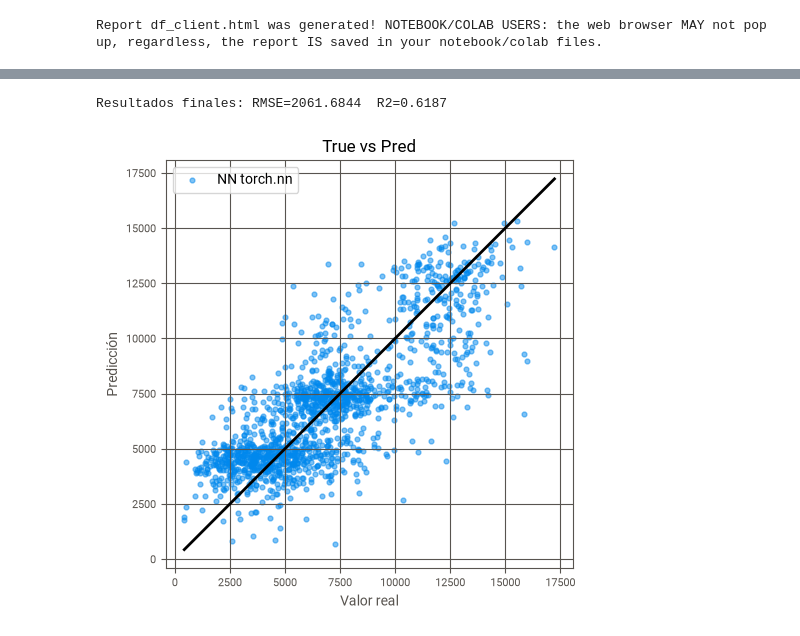
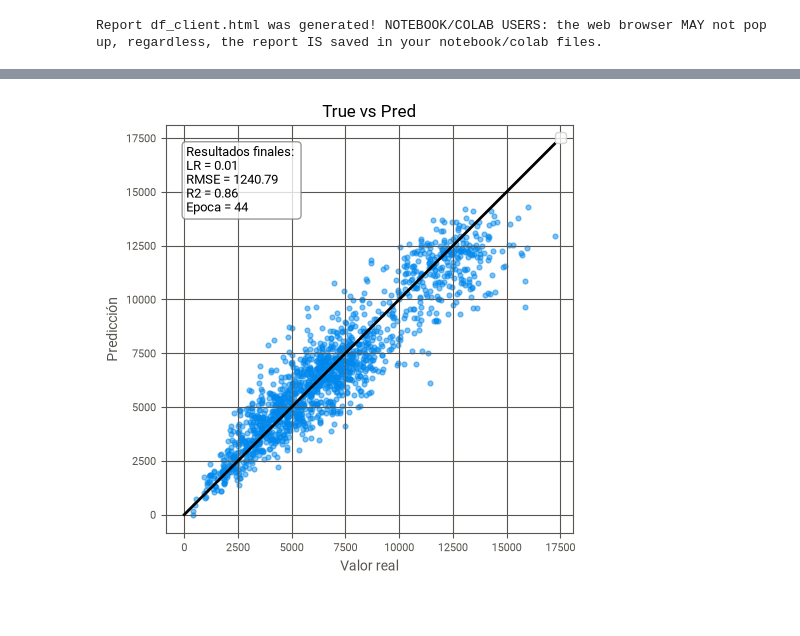
Before and after one commit to NachoXDX/aprendizaje_profundo, a Jupyter notebook: TPs/TP1 Consigna 2.ipynb, the cells around one changed output, grey strips where cells are left out. Saved outputs shown, nothing was run; the diff lists cells and outputs as text; code cells hidden in the pictures.

```diff
--- a/TPs/TP1 Consigna 2.ipynb
+++ b/TPs/TP1 Consigna 2.ipynb
@@ -286,36 +335,37 @@ Tras observar el comportamiento del modelo con los distintos valores, vemos como
 # %%
-# =======================
 # Evaluación final
-# =======================
-model = nn_val_results[0.5]['model']
+winner = 0.01
+model = nn_val_results[winner]['model']
+epoch = nn_val_results[winner]['best_epoch']
 model.eval()
 with torch.no_grad():
     yhat = model(X_test)
     mse = mse_loss(yhat, y_test).item()
     rmse = mse ** 0.5
     y_true_np = y_test.view(-1).cpu().numpy()
     y_pred_np = yhat.view(-1).cpu().numpy()
     r2 = r2_score(y_true_np, y_pred_np)
 
-print(f"Resultados finales: RMSE={rmse:.4f}  R2={r2:.4f}")
+
+# Gráfica True vs Pred
+plt.figure(figsize=(5,5))
+plt.scatter(y_true_np, y_pred_np, s=12, alpha=0.5)
+m = float(min(y_true_np.min(), y_pred_np.min()))
+M = float(max(y_true_np.max(), y_pred_np.max()))
+plt.plot([m, M], [m, M], linewidth=2, color="black")
+plt.xlabel("Valor real")
+plt.ylabel("Predicción")
+plt.title("True vs Pred")
+textstr = f"Resultados finales: \nLR = {winner}\nRMSE = {rmse:.2f}\nR2 = {r2:.2f}\nEpoca = {epoch}"
+props = dict(boxstyle='round', facecolor='white', alpha=0.8, edgecolor='gray')
+plt.gca().text(0.05, 0.95, textstr, transform=plt.gca().transAxes, fontsize=9.5,
+            verticalalignment='top', bbox=props)
+plt.legend()
+plt.grid(True)
+plt.tight_layout()
+plt.show()
 # %% [output]
-Resultados finales: RMSE=2061.6844  R2=0.6187
+[figure, added]
-# %%
-# Gráfica True vs Pred
-plt.figure(figsize=(5,5))
-plt.scatter(y_true_np, y_pred_np, s=12, alpha=0.5, label="NN torch.nn")
-m = float(min(y_true_np.min(), y_pred_np.min()))
-M = float(max(y_true_np.max(), y_pred_np.max()))
-plt.plot([m, M], [m, M], linewidth=2, color="black")
-plt.xlabel("Valor real")
-plt.ylabel("Predicción")
-plt.title("True vs Pred")
-plt.legend()
-plt.grid(True)
-plt.tight_layout()
-plt.show()
-# %% [output]
-[figure, removed]
 # %% [markdown]
 ### Conclusiones
 
```
Also changed, not shown: parts of 14 cells of this notebook, 4 other files.
